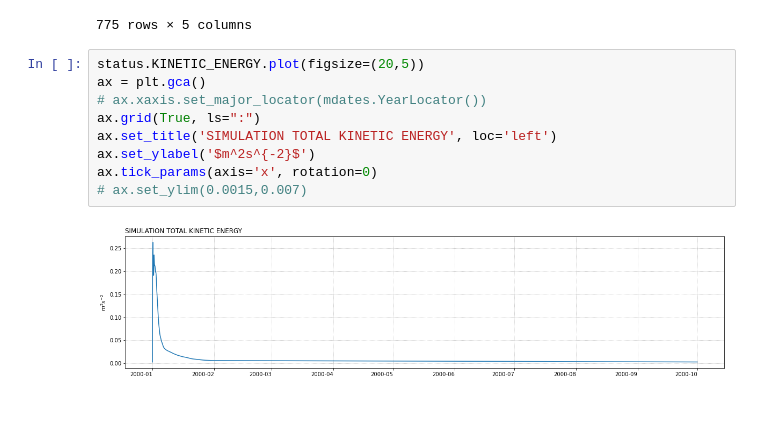
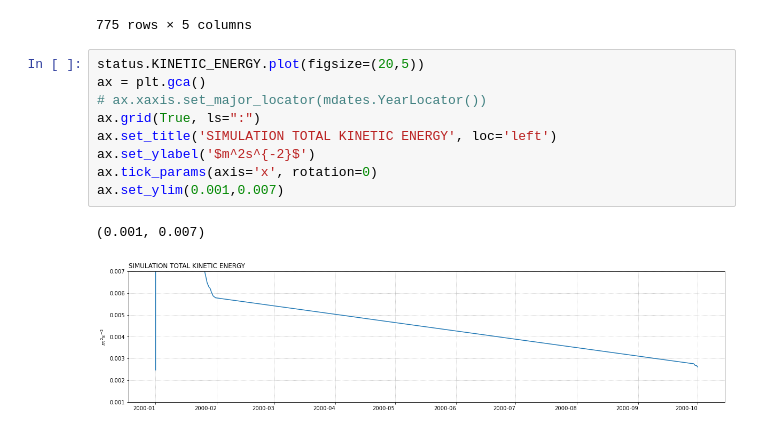
Before and after one commit to lucasglasner/CROCOSIMS, a Jupyter notebook: SIMSEQUIA/exploration_rund1control.ipynb, the cells around one changed output. Cells and saved outputs as stored; diff of their text form.

```diff
--- a/SIMSEQUIA/exploration_rund1control.ipynb
+++ b/SIMSEQUIA/exploration_rund1control.ipynb
@@ -39,11 +39,12 @@ status
 # %%
 status.KINETIC_ENERGY.plot(figsize=(20,5))
 ax = plt.gca()
 # ax.xaxis.set_major_locator(mdates.YearLocator())
 ax.grid(True, ls=":")
 ax.set_title('SIMULATION TOTAL KINETIC ENERGY', loc='left')
 ax.set_ylabel('$m^2s^{-2}$')
 ax.tick_params(axis='x', rotation=0)
-# ax.set_ylim(0.0015,0.007)
+ax.set_ylim(0.001,0.007)
 # %% [output]
+(0.001, 0.007)
-[figure, old version]
+[figure, new version]
```
Also changed, not shown: 1 other file.
